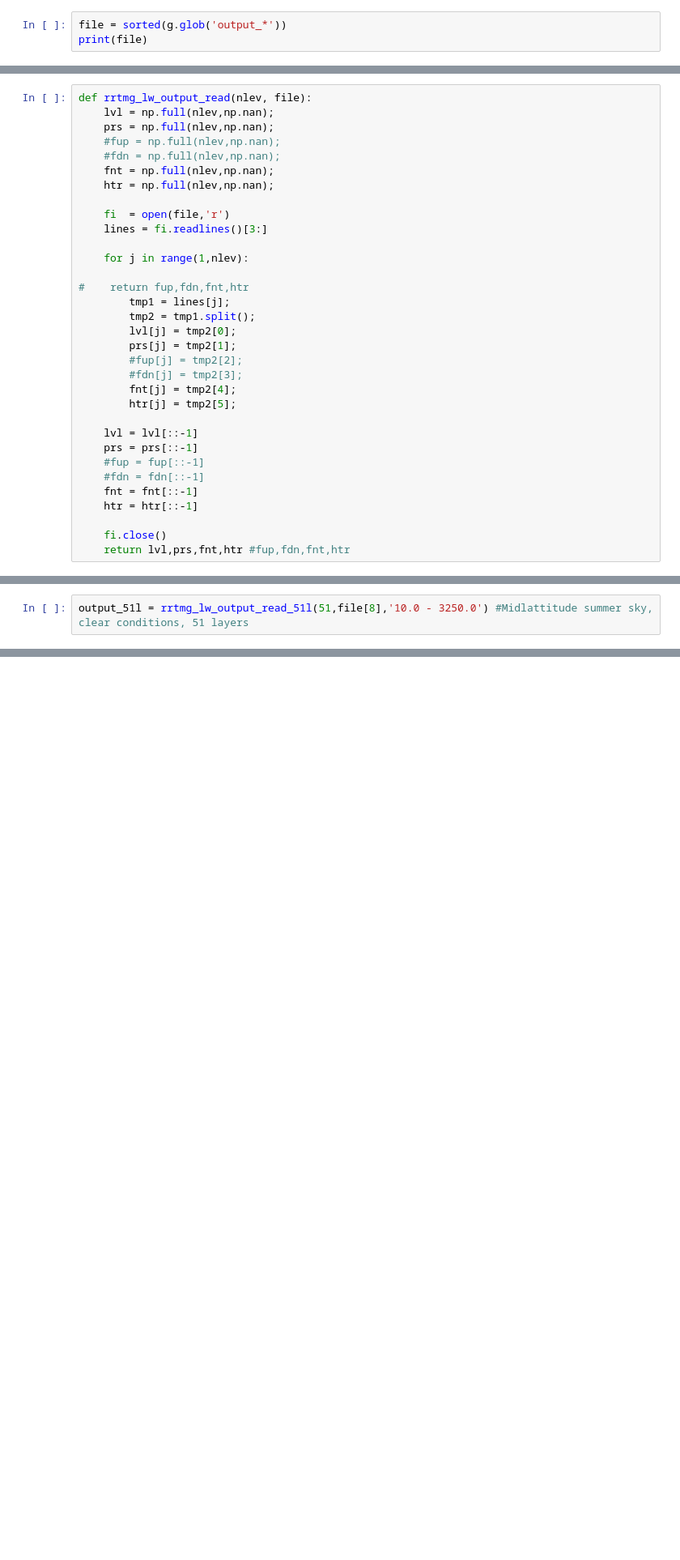
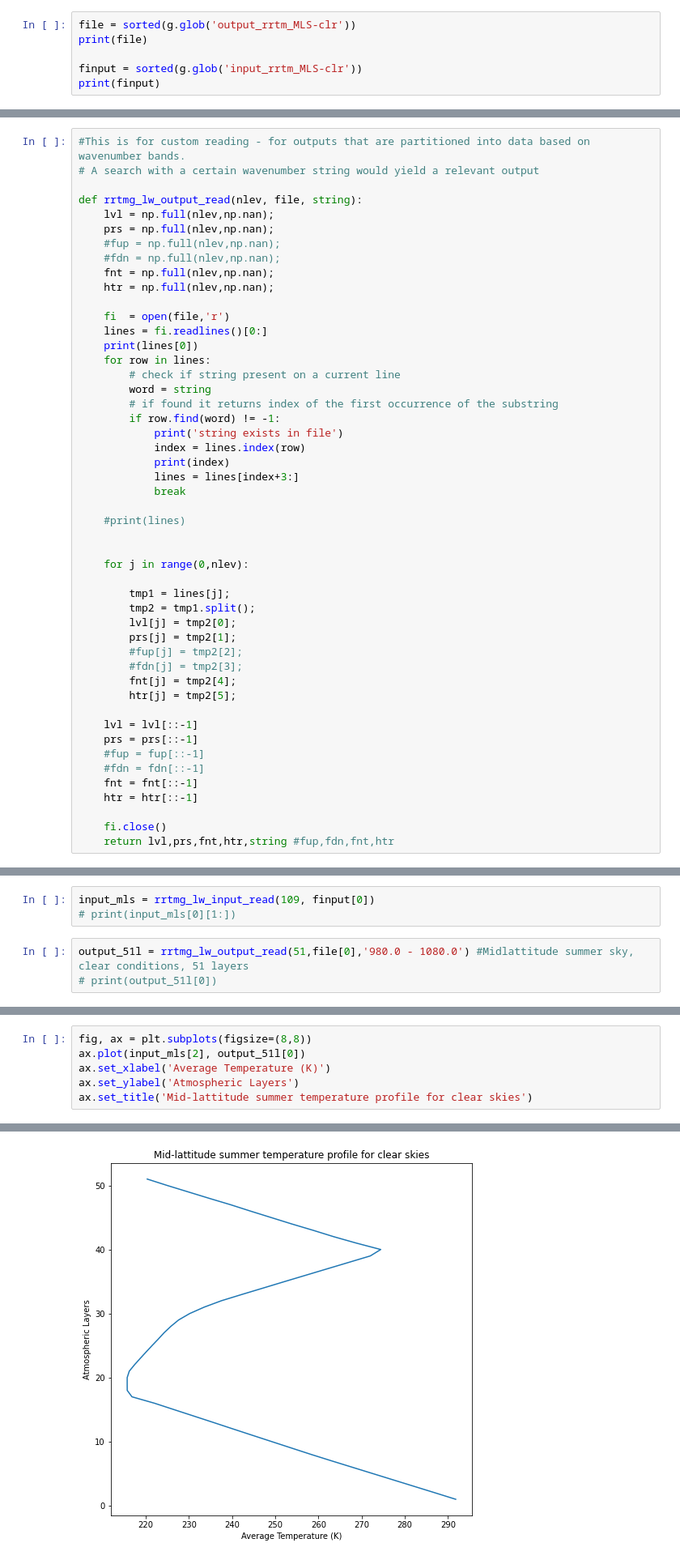
Before and after one commit to SennDegrare/RRTMG_LW_outputs, a Jupyter notebook: Longwave-rrtm-read.ipynb, the cells around one changed output, grey strips where cells are left out. Shown at 81% size. Cells and saved outputs as stored; diff of their text form; blank space fills up the shorter version.

````diff
--- a/Longwave-rrtm-read.ipynb
+++ b/Longwave-rrtm-read.ipynb
@@ -4,6 +4,9 @@ import matplotlib.pyplot as plt
 import glob as g
 import pandas as pd
 # %%
-file = sorted(g.glob('output_*'))
+file = sorted(g.glob('output_rrtm_MLS-clr'))
 print(file)
+
+finput = sorted(g.glob('input_rrtm_MLS-clr'))
+print(finput)
 # %% [output]
@@ -13,5 +61,8 @@ The following function reads values from an rrtmg-lw output file and stores them
 # %%
-def rrtmg_lw_output_read(nlev, file):
+#This is for custom reading - for outputs that are partitioned into data based on wavenumber bands.
+# A search with a certain wavenumber string would yield a relevant output
+
+def rrtmg_lw_output_read(nlev, file, string):
     lvl = np.full(nlev,np.nan);
     prs = np.full(nlev,np.nan);
     #fup = np.full(nlev,np.nan);
@@ -20,11 +71,24 @@ def rrtmg_lw_output_read(nlev, file):
     htr = np.full(nlev,np.nan);
 
     fi  = open(file,'r')
-    lines = fi.readlines()[3:]
+    lines = fi.readlines()[0:]
+    print(lines[0])
+    for row in lines:
+        # check if string present on a current line
+        word = string
+        # if found it returns index of the first occurrence of the substring
+        if row.find(word) != -1:
+            print('string exists in file')
+            index = lines.index(row)
+            print(index)
+            lines = lines[index+3:]
+            break
 
-    for j in range(1,nlev):
+    #print(lines)
 
-#    return fup,fdn,fnt,htr
+
+    for j in range(0,nlev):
+
         tmp1 = lines[j];
         tmp2 = tmp1.split();
         lvl[j] = tmp2[0];
@@ -42,4 +106,4 @@ def rrtmg_lw_output_read(nlev, file):
     htr = htr[::-1]
 
     fi.close()
-    return lvl,prs,fnt,htr #fup,fdn,fnt,htr
+    return lvl,prs,fnt,htr,string #fup,fdn,fnt,htr
@@ -177,8 +132,12 @@ Partitions (can be used as search strings):<br>
 2380.0 - 2600.0
 2600.0 - 3250.0
 ```
+# %%
+input_mls = rrtmg_lw_input_read(109, finput[0])
+# print(input_mls[0][1:])
 # %%
-output_51l = rrtmg_lw_output_read_51l(51,file[8],'10.0 - 3250.0') #Midlattitude summer sky, clear conditions, 51 layers
+output_51l = rrtmg_lw_output_read(51,file[0],'980.0 - 1080.0') #Midlattitude summer sky, clear conditions, 51 layers
+# print(output_51l[0])
 # %% [output]
  Wavenumbers:   10.0 - 3250.0 cm-1, ATM      1
 
@@ -208,0 +148,7 @@ plt.show()
+# %%
+fig, ax = plt.subplots(figsize=(8,8))
+ax.plot(input_mls[2], output_51l[0])
+ax.set_xlabel('Average Temperature (K)')
+ax.set_ylabel('Atmospheric Layers')
+ax.set_title('Mid-lattitude summer temperature profile for clear skies')
+# %% [output]
@@ -208,0 +156 @@ plt.show()
+[figure, added]
````
Also changed, not shown: parts of 26 cells of this notebook.
